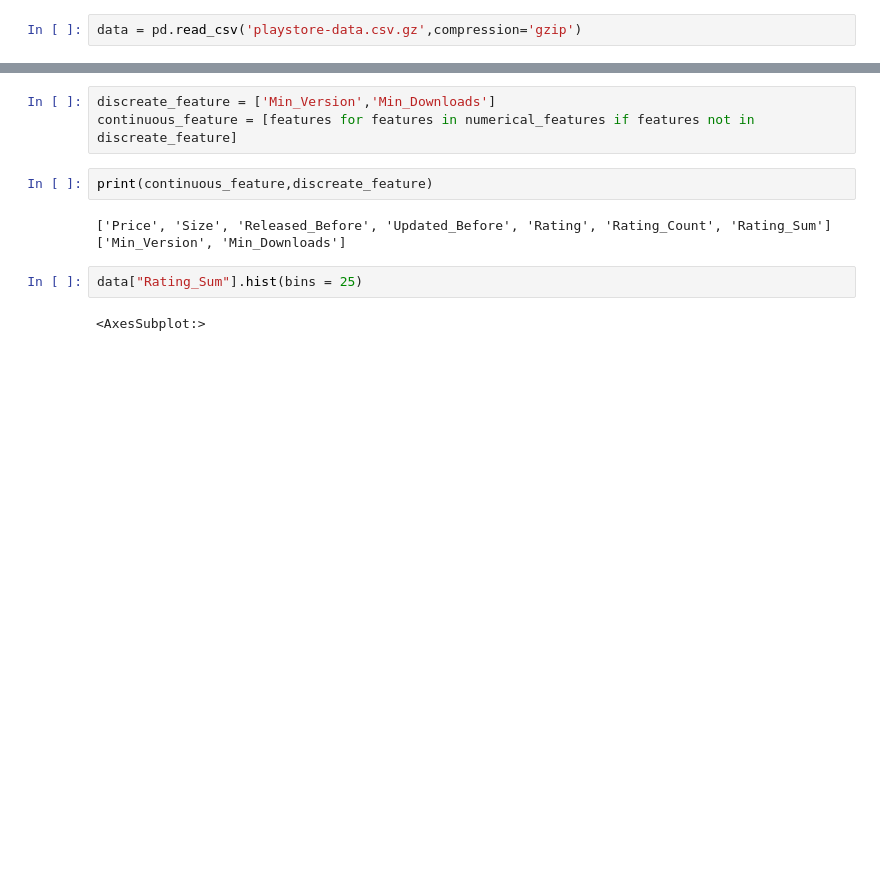
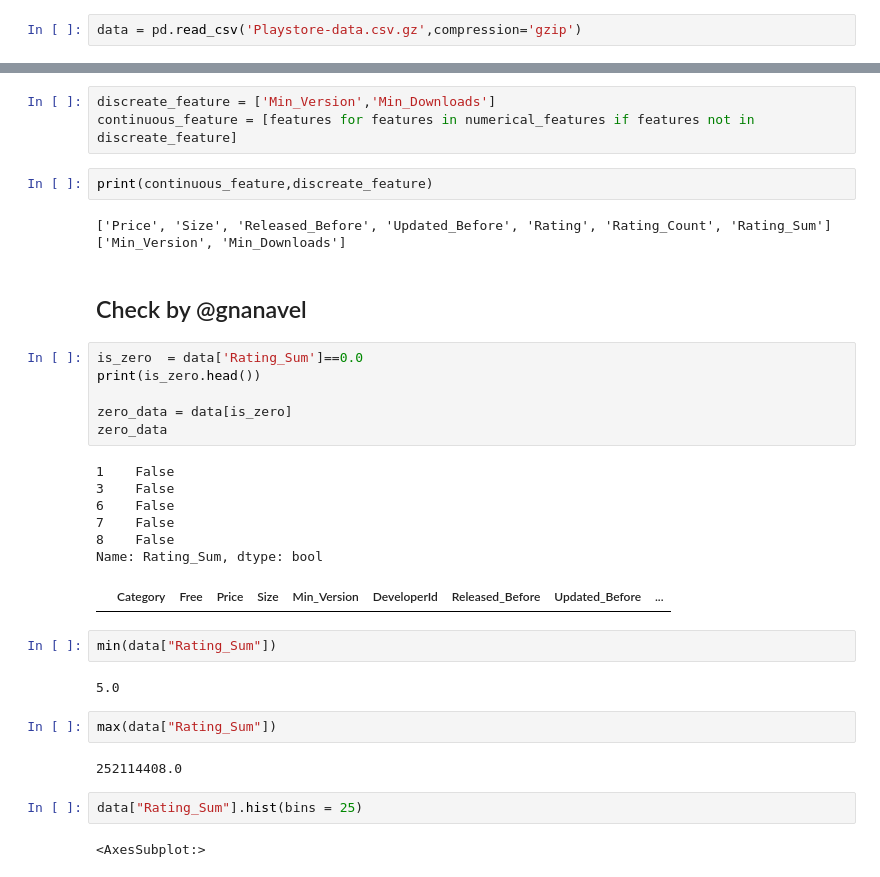
Before and after one commit to Nithish1201/Success_prediction_of_app, a Jupyter notebook: EDA.ipynb, the cells around one changed output, grey strips where cells are left out. Drawn from its saved outputs; the diff is of its cells as text; blank space fills up the shorter version.

Commit message:
cross check EDA zero drops

```diff
--- a/EDA.ipynb
+++ b/EDA.ipynb
@@ -4,7 +4,7 @@ import numpy as np
 import matplotlib.pyplot as plt
 import seaborn as sns
 # %%
-data = pd.read_csv('playstore-data.csv.gz',compression='gzip')
+data = pd.read_csv('Playstore-data.csv.gz',compression='gzip')
 # %%
 data.head()
 # %% [output]
@@ -78,6 +78,30 @@ continuous_feature = [features for features in numerical_features if features no
 print(continuous_feature,discreate_feature)
 # %% [output]
 ['Price', 'Size', 'Released_Before', 'Updated_Before', 'Rating', 'Rating_Count', 'Rating_Sum'] ['Min_Version', 'Min_Downloads']
+# %% [markdown]
+## Check by @gnanavel
+# %%
+is_zero  = data['Rating_Sum']==0.0
+print(is_zero.head())
+
+zero_data = data[is_zero]
+zero_data
+# %% [output]
+1    False
+3    False
+6    False
+7    False
+8    False
+Name: Rating_Sum, dtype: bool
+|  | Category | Free | Price | Size | Min_Version | DeveloperId | Released_Before | Updated_Before | ... |
+# %%
+min(data["Rating_Sum"])
+# %% [output]
+5.0
+# %%
+max(data["Rating_Sum"])
+# %% [output]
+252114408.0
 # %%
 data["Rating_Sum"].hist(bins = 25)
 # %% [output]
```
